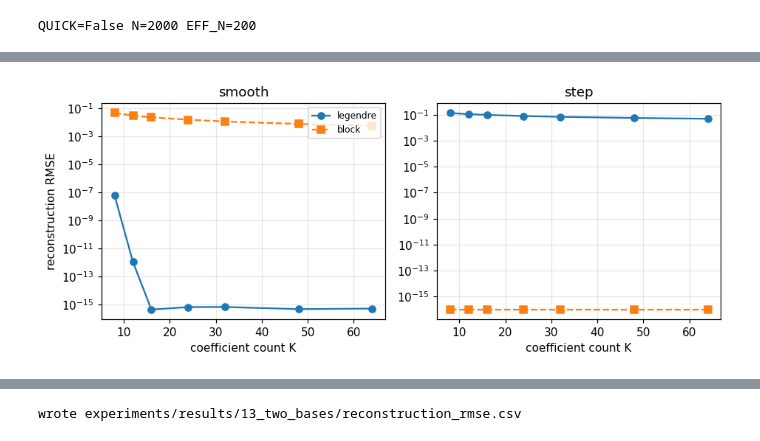
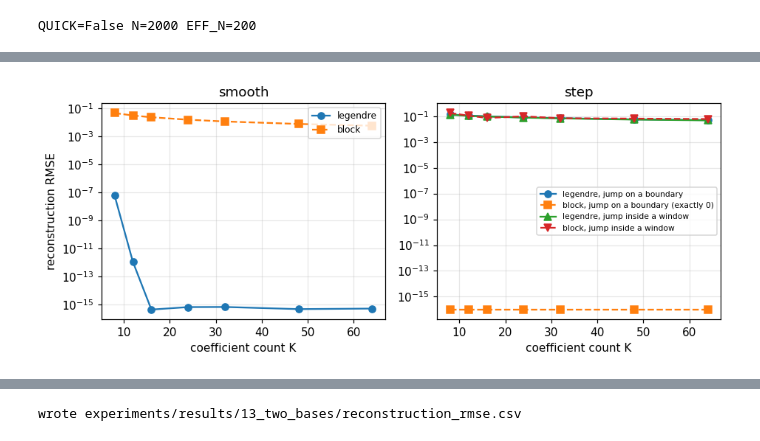
Before and after one commit to ringavirda/science-nonline, a Jupyter notebook: packages/dtfit-experimental/experiments/method/13_two_bases.ipynb, the cells around one changed output, grey strips where cells are left out. Cells and saved outputs as stored; diff of their text form; code cells hidden in the pictures.

```diff
--- a/packages/dtfit-experimental/experiments/method/13_two_bases.ipynb
+++ b/packages/dtfit-experimental/experiments/method/13_two_bases.ipynb
@@ -95,16 +98,32 @@ reconstruction
-# %%
-fig, (ax1, ax2) = plt.subplots(1, 2, figsize=(8.6, 3.6))
-for ax, target in ((ax1, "smooth"), (ax2, "step")):
-    sub = reconstruction[reconstruction.target == target]
-    for basis, marker in (("legendre", "o-"), ("block", "s--")):
-        line = sub[sub.basis == basis].sort_values("K")
-        ax.semilogy(line.K, line.rmse, marker, label=basis)
-    ax.set_title(target)
-    ax.set_xlabel("coefficient count K")
-    ax.grid(True, which="both", alpha=0.3)
-ax1.set_ylabel("reconstruction RMSE")
-ax1.legend(loc="upper right", fontsize=8)
-fig.tight_layout()
-plt.show()
-# %% [output]
-[figure, removed]
+# %%
+# the log axis cannot draw an exact zero; the floor is a drawing device
+# and the legend says which series is exactly 0
+PLOT_FLOOR = 1e-16
+
+fig, (ax1, ax2) = plt.subplots(1, 2, figsize=(8.6, 3.6))
+smooth = reconstruction[reconstruction.target == "smooth"]
+for basis, style in (("legendre", "o-"), ("block", "s--")):
+    line = smooth[smooth.basis == basis].sort_values("K")
+    ax1.semilogy(line.K, line.rmse.clip(lower=PLOT_FLOOR), style, label=basis)
+ax1.set_title("smooth")
+ax1.set_ylabel("reconstruction RMSE")
+ax1.legend(loc="upper right", fontsize=8)
+
+styles = {("step_on_boundary", "legendre"): ("o-", "legendre, jump on a boundary"),
+          ("step_on_boundary", "block"): ("s--", "block, jump on a boundary (exactly 0)"),
+          ("step_off_boundary", "legendre"): ("^-", "legendre, jump inside a window"),
+          ("step_off_boundary", "block"): ("v--", "block, jump inside a window")}
+for (target, basis), (style, label) in styles.items():
+    line = reconstruction[(reconstruction.target == target)
+                          & (reconstruction.basis == basis)].sort_values("K")
+    ax2.semilogy(line.K, line.rmse.clip(lower=PLOT_FLOOR), style, label=label)
+ax2.set_title("step")
+ax2.legend(loc="center right", fontsize=7)
+
+for ax in (ax1, ax2):
+    ax.set_xlabel("coefficient count K")
+    ax.grid(True, which="both", alpha=0.3)
+fig.tight_layout()
+plt.show()
+# %% [output]
+[figure, added]
```
Also changed, not shown: parts of 8 cells of this notebook, 1 other file.
